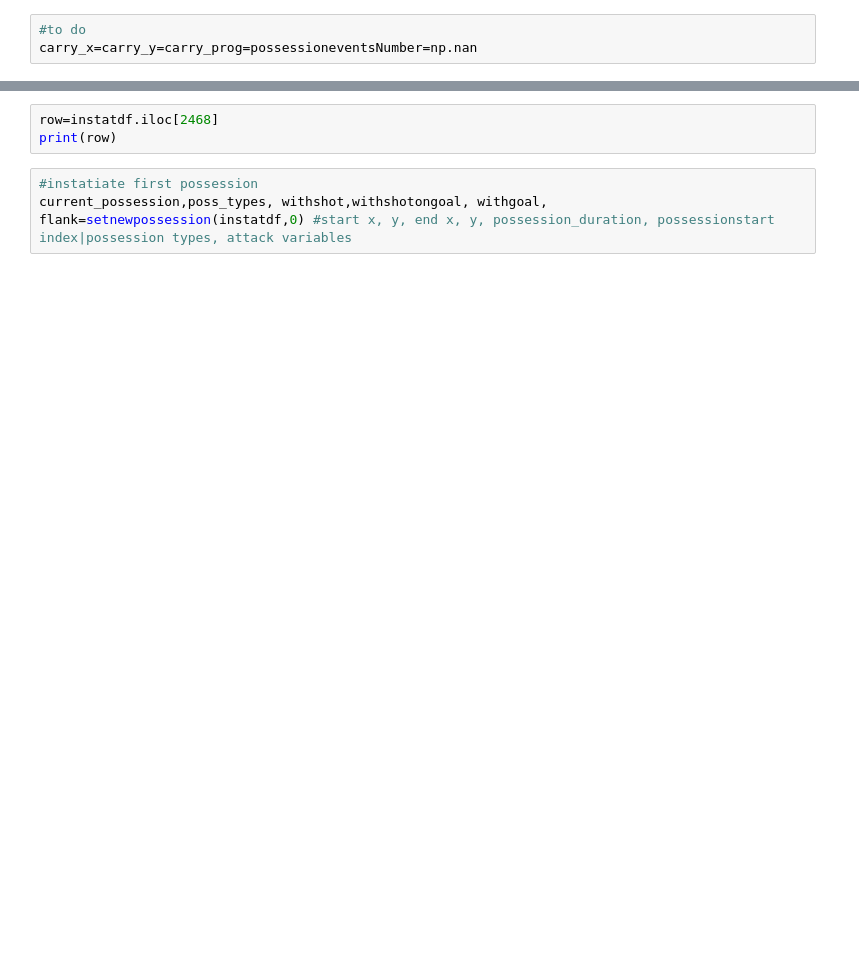
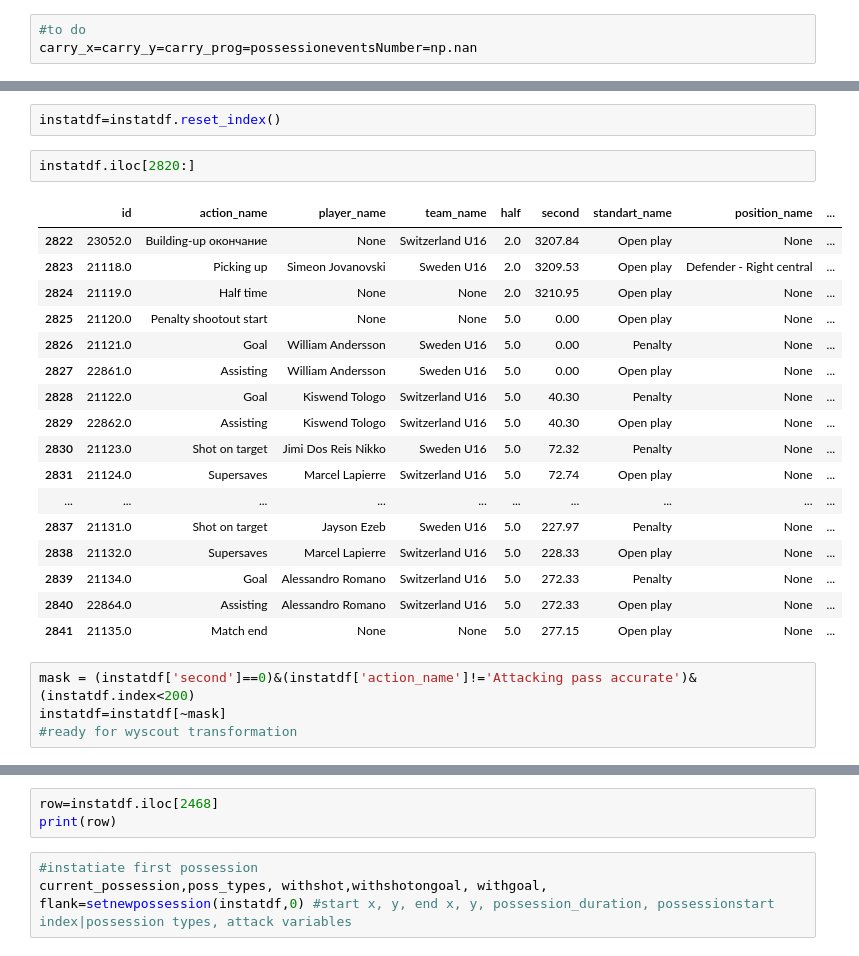
Before and after one commit to Rui1818/Instat_to_wyscout_data_transform, a Jupyter notebook: final.ipynb, the cells around one changed output, grey strips where cells are left out. Saved outputs shown, nothing was run; the diff lists cells and outputs as text; blank space fills up the shorter version.

```diff
--- a/final.ipynb
+++ b/final.ipynb
@@ -70,0 +73,26 @@ instatdf
+# %%
+instatdf=instatdf.reset_index()
+# %%
+instatdf.iloc[2820:]
+# %% [output]
+|  | id | action_name | player_name | team_name | half | second | standart_name | position_name | ... |
+| 2822 | 23052.0 | Building-up окончание | None | Switzerland U16 | 2.0 | 3207.84 | Open play | None | ... |
+| 2823 | 21118.0 | Picking up | Simeon Jovanovski | Sweden U16 | 2.0 | 3209.53 | Open play | Defender - Right central | ... |
+| 2824 | 21119.0 | Half time | None | None | 2.0 | 3210.95 | Open play | None | ... |
+| 2825 | 21120.0 | Penalty shootout start | None | None | 5.0 | 0.00 | Open play | None | ... |
+| 2826 | 21121.0 | Goal | William Andersson | Sweden U16 | 5.0 | 0.00 | Penalty | None | ... |
+| 2827 | 22861.0 | Assisting | William Andersson | Sweden U16 | 5.0 | 0.00 | Open play | None | ... |
+| 2828 | 21122.0 | Goal | Kiswend Tologo | Switzerland U16 | 5.0 | 40.30 | Penalty | None | ... |
+| 2829 | 22862.0 | Assisting | Kiswend Tologo | Switzerland U16 | 5.0 | 40.30 | Open play | None | ... |
+| 2830 | 21123.0 | Shot on target | Jimi Dos Reis Nikko | Sweden U16 | 5.0 | 72.32 | Penalty | None | ... |
+| 2831 | 21124.0 | Supersaves | Marcel Lapierre | Switzerland U16 | 5.0 | 72.74 | Open play | None | ... |
+| ... | ... | ... | ... | ... | ... | ... | ... | ... | ... |
+| 2837 | 21131.0 | Shot on target | Jayson Ezeb | Sweden U16 | 5.0 | 227.97 | Penalty | None | ... |
+| 2838 | 21132.0 | Supersaves | Marcel Lapierre | Switzerland U16 | 5.0 | 228.33 | Open play | None | ... |
+| 2839 | 21134.0 | Goal | Alessandro Romano | Switzerland U16 | 5.0 | 272.33 | Penalty | None | ... |
+| 2840 | 22864.0 | Assisting | Alessandro Romano | Switzerland U16 | 5.0 | 272.33 | Open play | None | ... |
+| 2841 | 21135.0 | Match end | None | None | 5.0 | 277.15 | Open play | None | ... |
+# %%
+mask = (instatdf['second']==0)&(instatdf['action_name']!='Attacking pass accurate')&(instatdf.index<200)
+instatdf=instatdf[~mask]
+#ready for wyscout transformation
```
Also changed, not shown: parts of 15 cells of this notebook, 7 other files.
